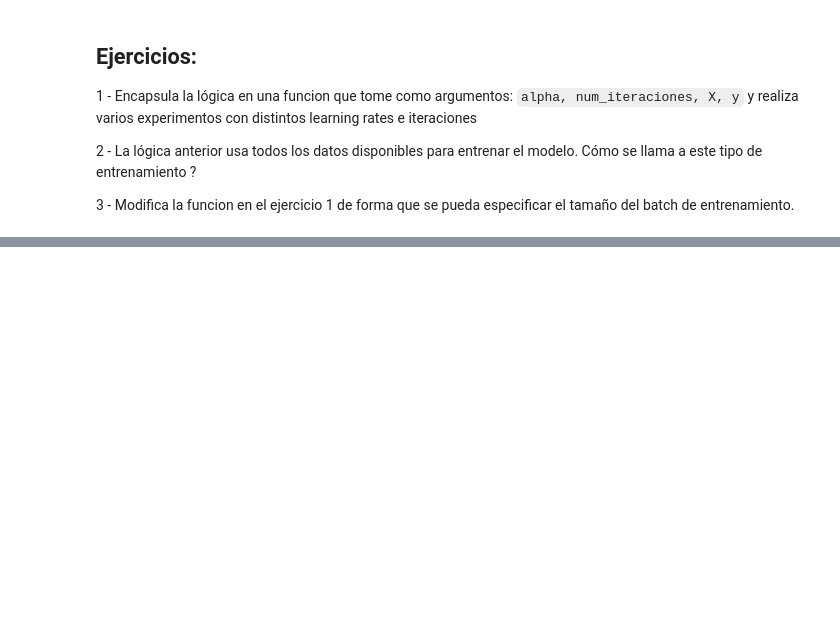
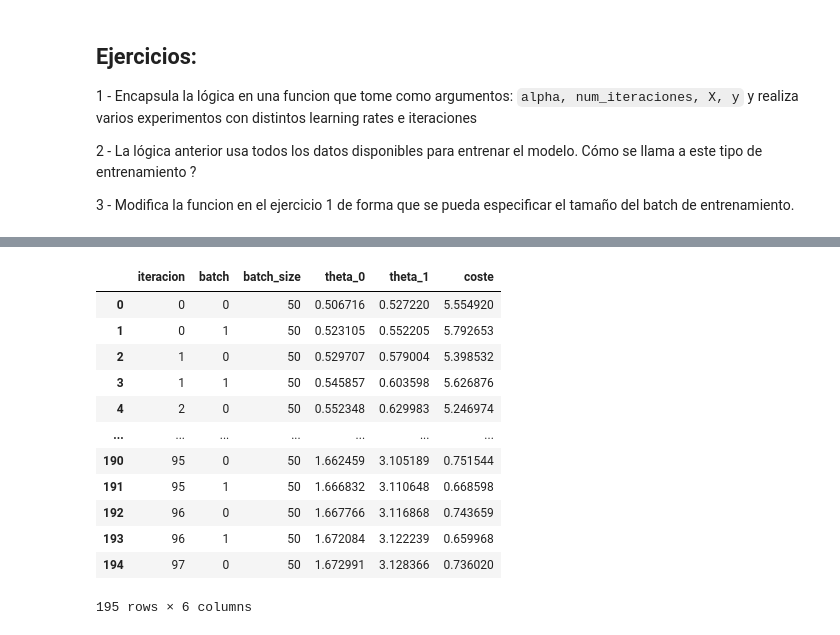
Before and after one commit to JanuszJSzturo/uib-aa-g1-material, a Jupyter notebook: W2 - Grad Desc and Intro to sklearn/1 - Descenso de gradiente.ipynb, the cells around one changed output, grey strips where cells are left out. Cells and saved outputs as stored; diff of their text form; code cells hidden in the pictures; blank space fills up the shorter version.

```diff
--- a/W2 - Grad Desc and Intro to sklearn/1 - Descenso de gradiente.ipynb
+++ b/W2 - Grad Desc and Intro to sklearn/1 - Descenso de gradiente.ipynb
@@ -335,0 +411,16 @@ def train_batch_gd(alpha, num_iteraciones, X, y, batch_size):
+# %%
+df2.head(-5)
+# %% [output]
+|  | iteracion | batch | batch_size | theta_0 | theta_1 | coste |
+| 0 | 0 | 0 | 50 | 0.506716 | 0.527220 | 5.554920 |
+| 1 | 0 | 1 | 50 | 0.523105 | 0.552205 | 5.792653 |
+| 2 | 1 | 0 | 50 | 0.529707 | 0.579004 | 5.398532 |
+| 3 | 1 | 1 | 50 | 0.545857 | 0.603598 | 5.626876 |
+| 4 | 2 | 0 | 50 | 0.552348 | 0.629983 | 5.246974 |
+| ... | ... | ... | ... | ... | ... | ... |
+| 190 | 95 | 0 | 50 | 1.662459 | 3.105189 | 0.751544 |
+| 191 | 95 | 1 | 50 | 1.666832 | 3.110648 | 0.668598 |
+| 192 | 96 | 0 | 50 | 1.667766 | 3.116868 | 0.743659 |
+| 193 | 96 | 1 | 50 | 1.672084 | 3.122239 | 0.659968 |
+| 194 | 97 | 0 | 50 | 1.672991 | 3.128366 | 0.736020 |
+195 rows × 6 columns
```
Also changed, not shown: parts of 11 cells of this notebook.
